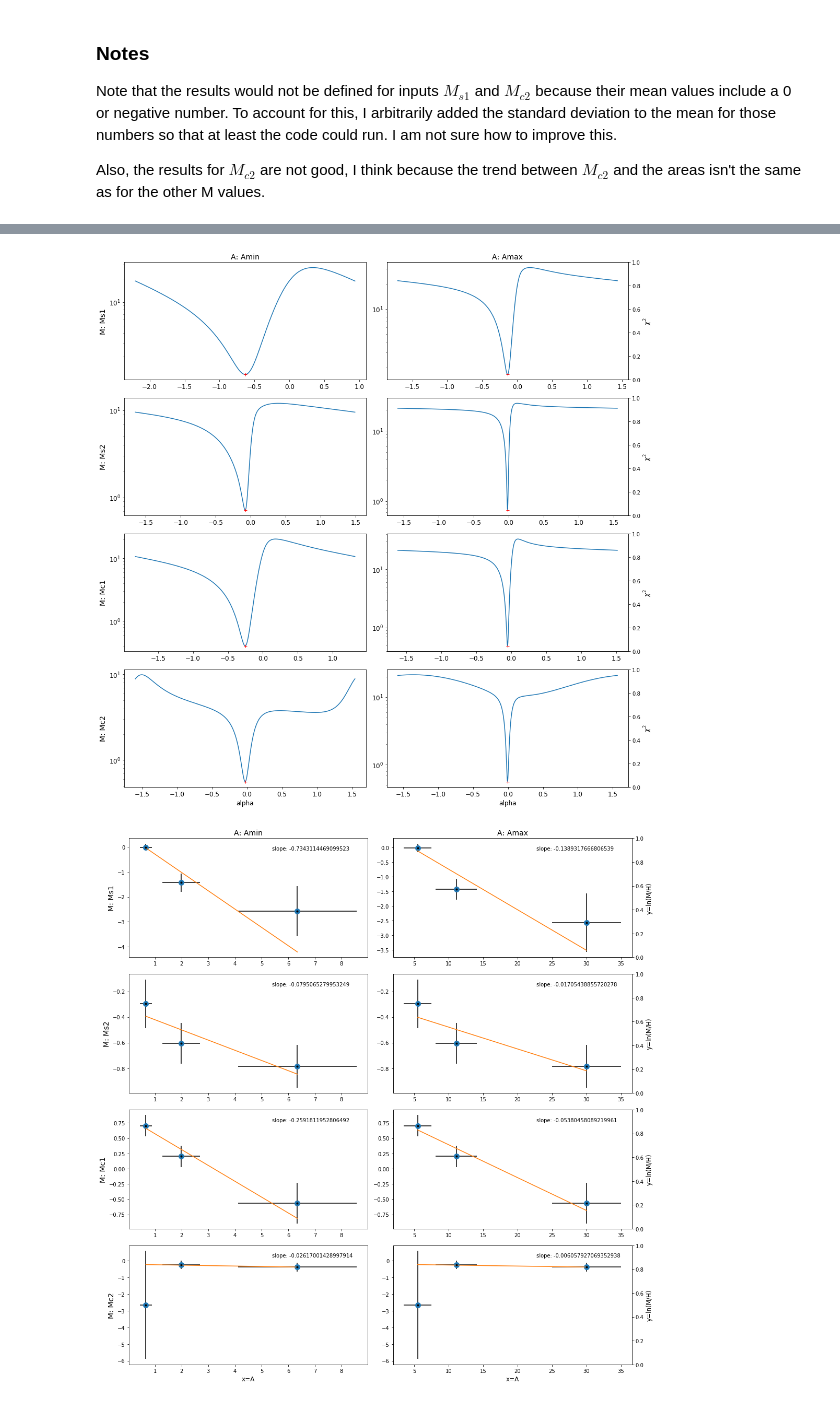
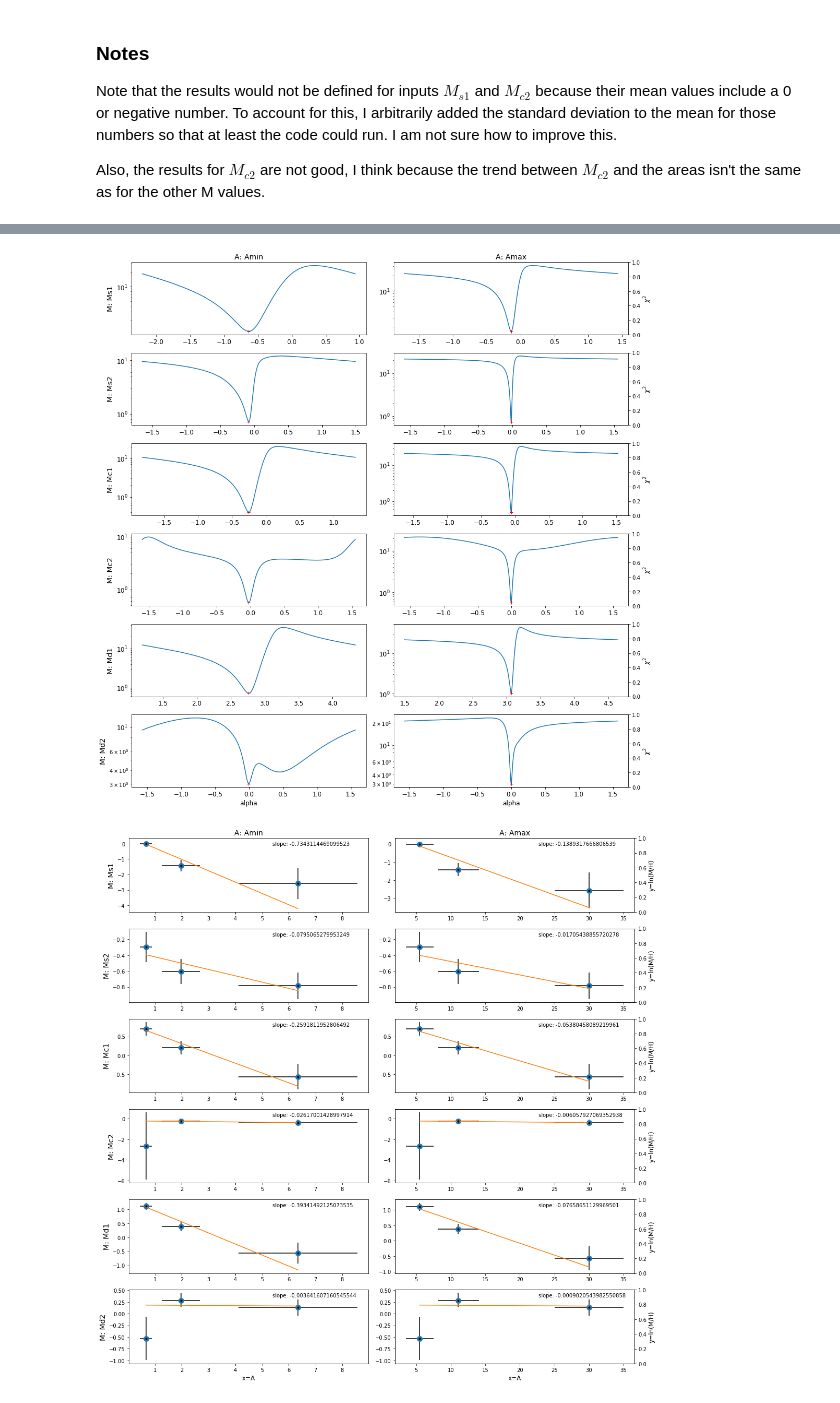
Before and after one commit to kthyng/janelle2019, a Jupyter notebook: regression.ipynb, the cells around one changed output, grey strips where cells are left out. Saved outputs shown, nothing was run; the diff lists cells and outputs as text; code cells hidden in the pictures.

```diff
--- a/regression.ipynb
+++ b/regression.ipynb
@@ -26,7 +26,7 @@ def chialpha(alpha, x, y, ux, uy):
     return chi
 # %%
 # read in data
-fname = '2020-0528-Scavenging Kinetics'
+fname = '2020-0609-Scavenging Kinetics'
 df = pd.read_csv(fname + '.csv')
 df['Ms1-mean'].iloc[2] = df['Ms1-mean'].iloc[2] + df['Ms1-std'].iloc[2]
 df['Mc2-mean'].iloc[0] = df['Mc2-mean'].iloc[0] + df['Mc2-std'].iloc[0]
@@ -39,7 +44,7 @@ df
 # %%
 # keys to loop over
 As = ['Amin', 'Amax']
-Ms = ['Ms1', 'Ms2', 'Mc1', 'Mc2']
+Ms = ['Ms1', 'Ms2', 'Mc1', 'Mc2', 'Md1', 'Md2']
 H = 'H'
 # %% [markdown]
 ## The calculations
@@ -98,7 +103,11 @@ for i, A in enumerate(As):
         # input function to be minimized (chialpha), and the bounds over which to minimize it for alpha
         # https://docs.scipy.org/doc/scipy-0.16.0/reference/generated/scipy.optimize.fminbound.html
         # am using larger bounds here because otherwise Mc1/Amax combination wasn't being properly found
-        alphaopt, chiopt, _, _ = fminbound(chialpha, alpha0-np.pi, alpha0+np.pi, args=(x, y, ux, uy),
+        bmin, bmax = alpha0-np.pi, alpha0+np.pi
+        # want to find the smallest minimum
+        if M == 'Md2':
+            bmin, bmax = -0.05, 0.05
+        alphaopt, chiopt, _, _ = fminbound(chialpha, bmin, bmax, args=(x, y, ux, uy),
                                            xtol=1e-6, full_output=True)
 
         # get optimum p from alphaopt
@@ -205,4 +214,4 @@ Variance of slope: 0.000390, variance of y intercept: 0.182451, covariance of th
-[figure, old version]
+[figure, new version]
-[figure, old version]
+[figure, new version]
 # %%
 df.to_csv(fname + '-output.csv')
```
Also changed, not shown: parts of 2 cells of this notebook.
